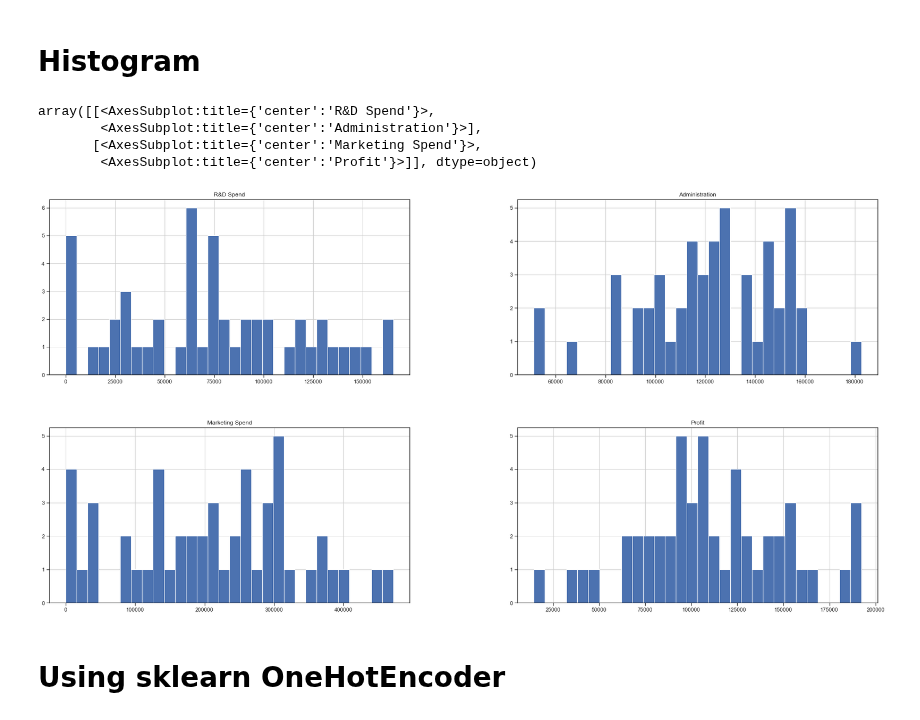
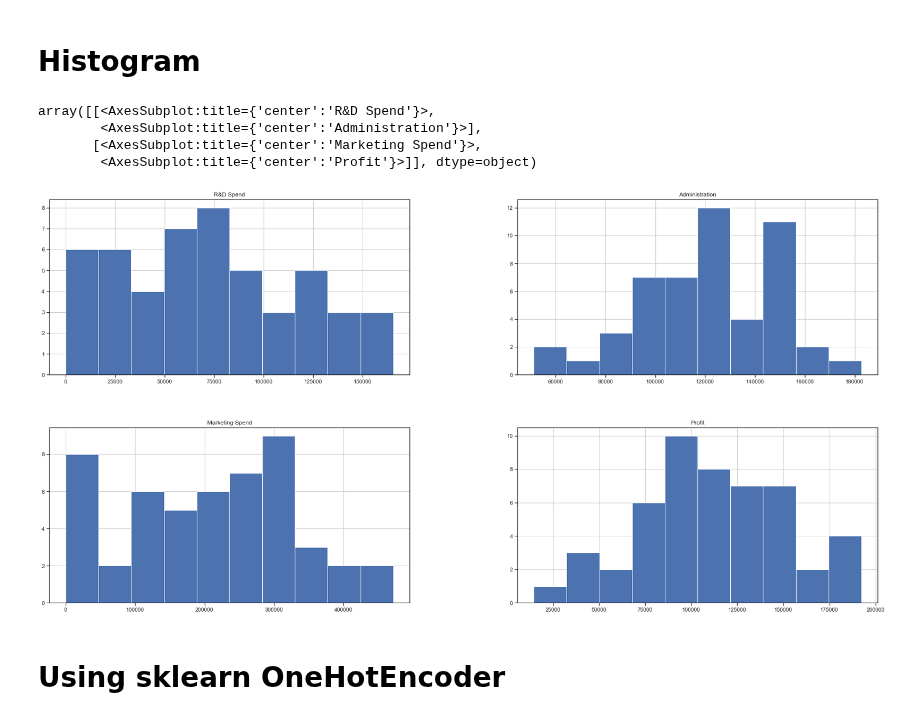
Before and after one commit to EdemBey/ML, a Jupyter notebook: line.ipynb, the cells around one changed output. Cells and saved outputs as stored; diff of their text form; code cells hidden in the pictures.

```diff
--- a/line.ipynb
+++ b/line.ipynb
@@ -67,13 +66,13 @@ plt.show()
 # Histogram
 # %%
 
-dataset.hist(bins=30, figsize=(30, 15))
+dataset.hist(bins=10, figsize=(30, 15))
 # %% [output]
 array([[<AxesSubplot:title={'center':'R&D Spend'}>,
         <AxesSubplot:title={'center':'Administration'}>],
        [<AxesSubplot:title={'center':'Marketing Spend'}>,
         <AxesSubplot:title={'center':'Profit'}>]], dtype=object)
-[figure, old version]
+[figure, new version]
 # %% [markdown]
 # Using sklearn OneHotEncoder
 # %%
```
Also changed, not shown: parts of 12 cells of this notebook.
